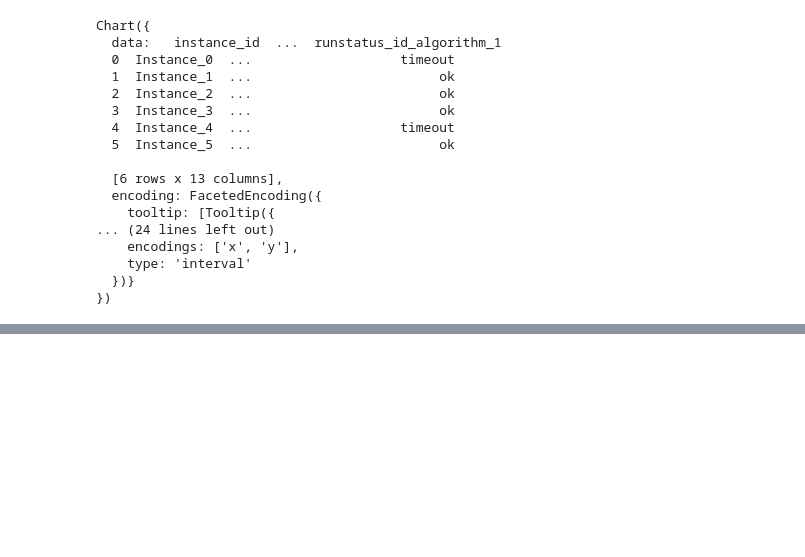
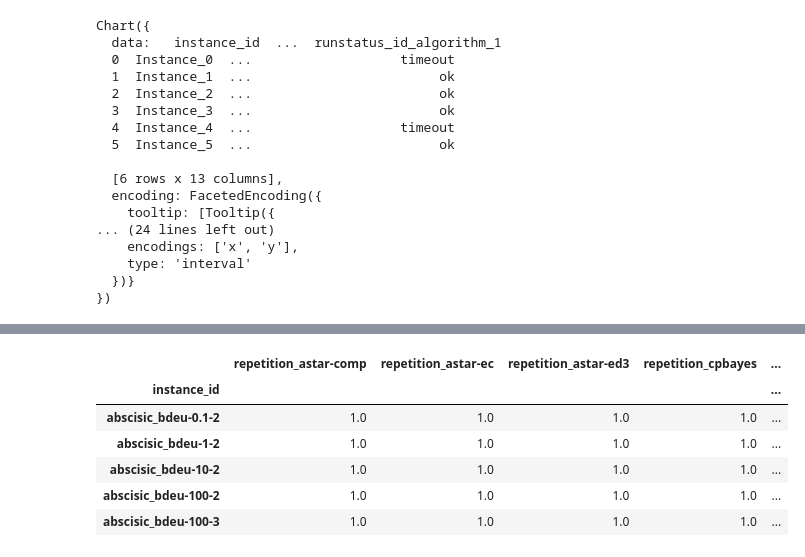
Before and after one commit to chawlaKat/Notebook-Noodlings, a Jupyter notebook: Get_Scattered.ipynb, the cells around one changed output, grey strips where cells are left out. Cells and saved outputs as stored; diff of their text form; code cells hidden in the pictures; blank space fills up the shorter version.

```diff
--- a/Get_Scattered.ipynb
+++ b/Get_Scattered.ipynb
@@ -1195,0 +1255,19 @@ how can i let users choose whether to include or exclude 'memout' and 'timout' ?
+# %%
+flat_headers =[]
+
+for entry in aslong_unstacked.columns.values:
+  flat_headers.append('_'.join(entry))
+
+aslong_flat = aslong_unstacked.copy()
+
+aslong_flat.columns = flat_headers
+
+aslong_flat.head()
+# %% [output]
+|  | repetition_astar-comp | repetition_astar-ec | repetition_astar-ed3 | repetition_cpbayes | ... |
+| instance_id |  |  |  |  | ... |
+| abscisic_bdeu-0.1-2 | 1.0 | 1.0 | 1.0 | 1.0 | ... |
+| abscisic_bdeu-1-2 | 1.0 | 1.0 | 1.0 | 1.0 | ... |
+| abscisic_bdeu-10-2 | 1.0 | 1.0 | 1.0 | 1.0 | ... |
+| abscisic_bdeu-100-2 | 1.0 | 1.0 | 1.0 | 1.0 | ... |
+| abscisic_bdeu-100-3 | 1.0 | 1.0 | 1.0 | 1.0 | ... |
```
Also changed, not shown: parts of 14 cells of this notebook.
